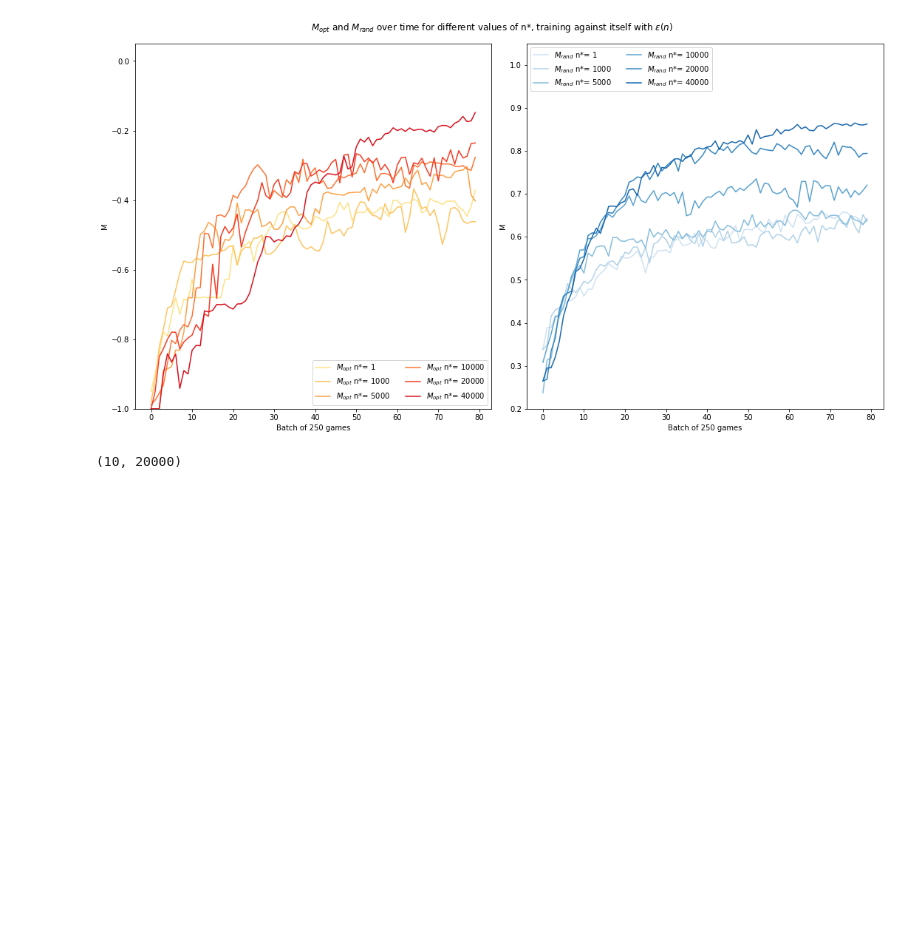
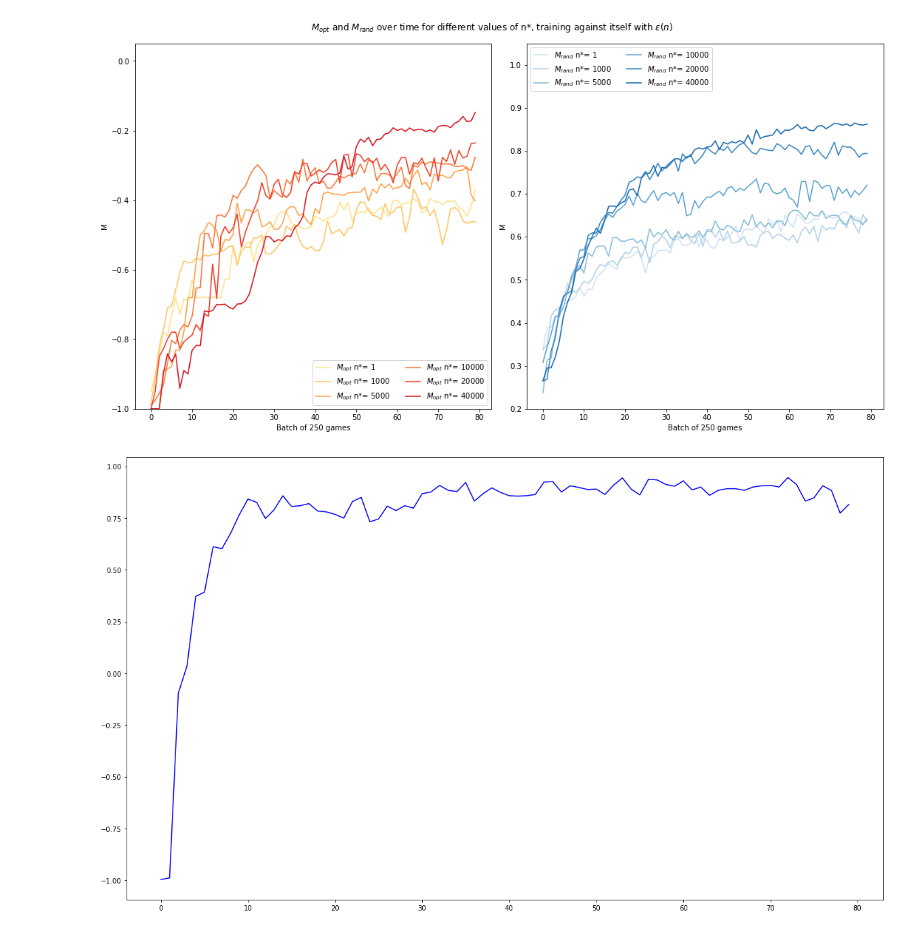
Before and after one commit to fraborg99/ANN---project, a Jupyter notebook: project/Graphs.ipynb, the cells around one changed output. Drawn from its saved outputs; the diff is of its cells as text; code cells hidden in the pictures; blank space fills up the shorter version.

Commit message:
graphs heatmap part + Q13

```diff
--- a/project/Graphs.ipynb
+++ b/project/Graphs.ipynb
@@ -176,20 +177,18 @@ for Q in [3,4, 7, 8]:
 [figure]
 [figure]
 # %%
-file_path = "Q11/Q11_res.npy"
-results = np.load(file_path, allow_pickle = True)
+### TEST Q13
+file_path = "Q13/Q13_rand_n5000_1run.npy"
 
-# mean = np.array([np.mean((np.sum(np.array(results), axis = 0)/5)[i*250:(i+1)*250]) for i in range(80)])
-# var = np.array([np.var((np.sum(np.array(results), axis = 0)/5)[i*250:(i+1)*250]) for i in range(80)])
+even_dict = {'X': -1, 'O': 1, None: 0, '-': 0}
+odd_dict  = {'X': 1, 'O': -1, None: 0, '-': 0}
 
-# plt.plot(np.arange(80),mean)
-# plt.fill_between(np.arange(80), mean-var/2, mean+var/2, alpha = 0.2)
-# plt.title("Average reward over time with Q-Learning (0.2) versus Optimal Player(0.5). Variance confidence interval")
-# plt.xlabel("Batch of 250 games")
-# plt.ylabel("Average reward")
+rewards = np.load(file_path, allow_pickle = True)
 
-# plt.rcParams["figure.figsize"] = (20,12)
+rewards[:,:,::2]  = np.vectorize(even_dict.get)(rewards[:,:,::2])
+rewards[:,:,1::2] = np.vectorize(odd_dict.get)(rewards[:,:,1::2])
 
-results.shape
+plt.plot(np.arange(80), rewards.mean(axis=2).mean(axis=0), color='Blue')
+plt.show()
 # %% [output]
-(10, 20000)
+[figure, added]
```
Also changed, not shown: parts of 10 cells of this notebook, 4 other files.
